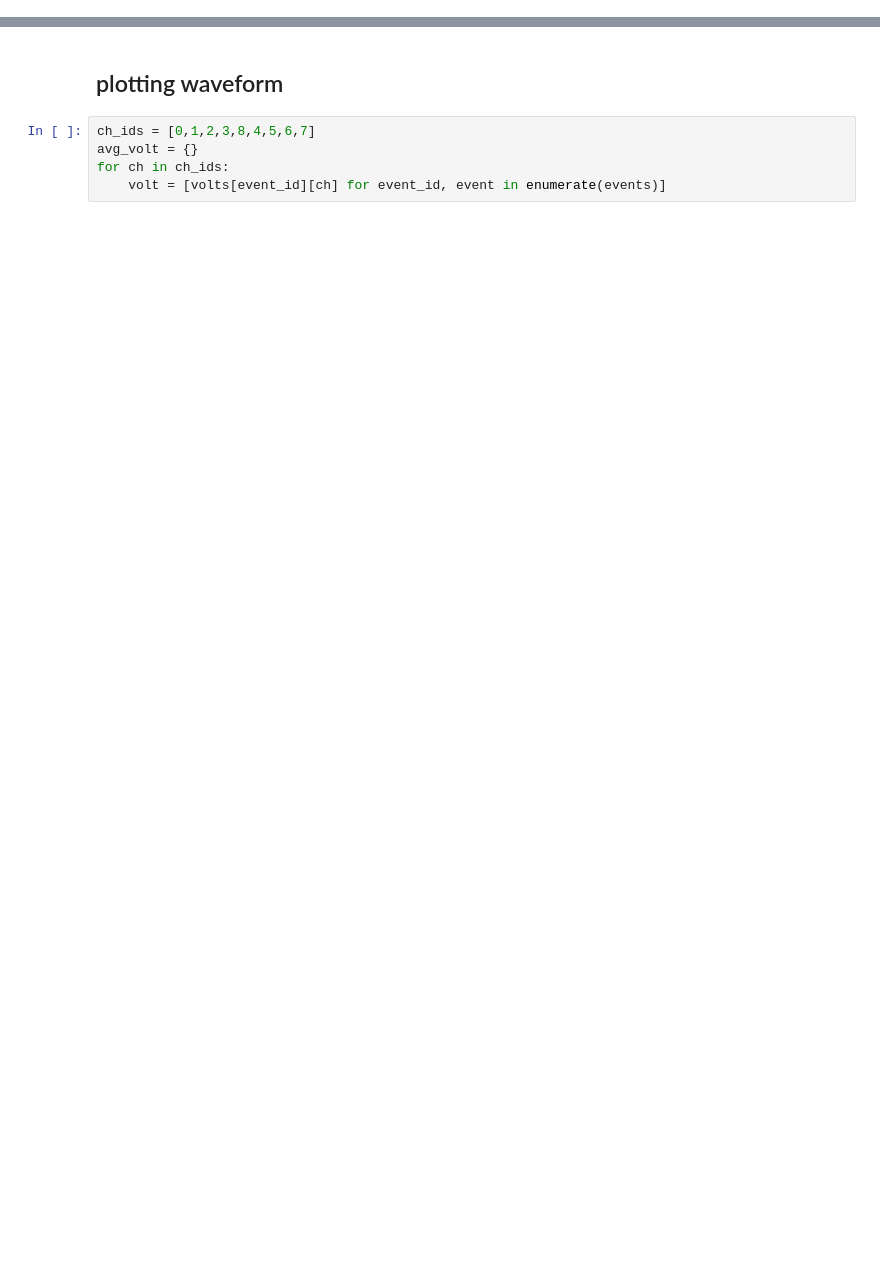
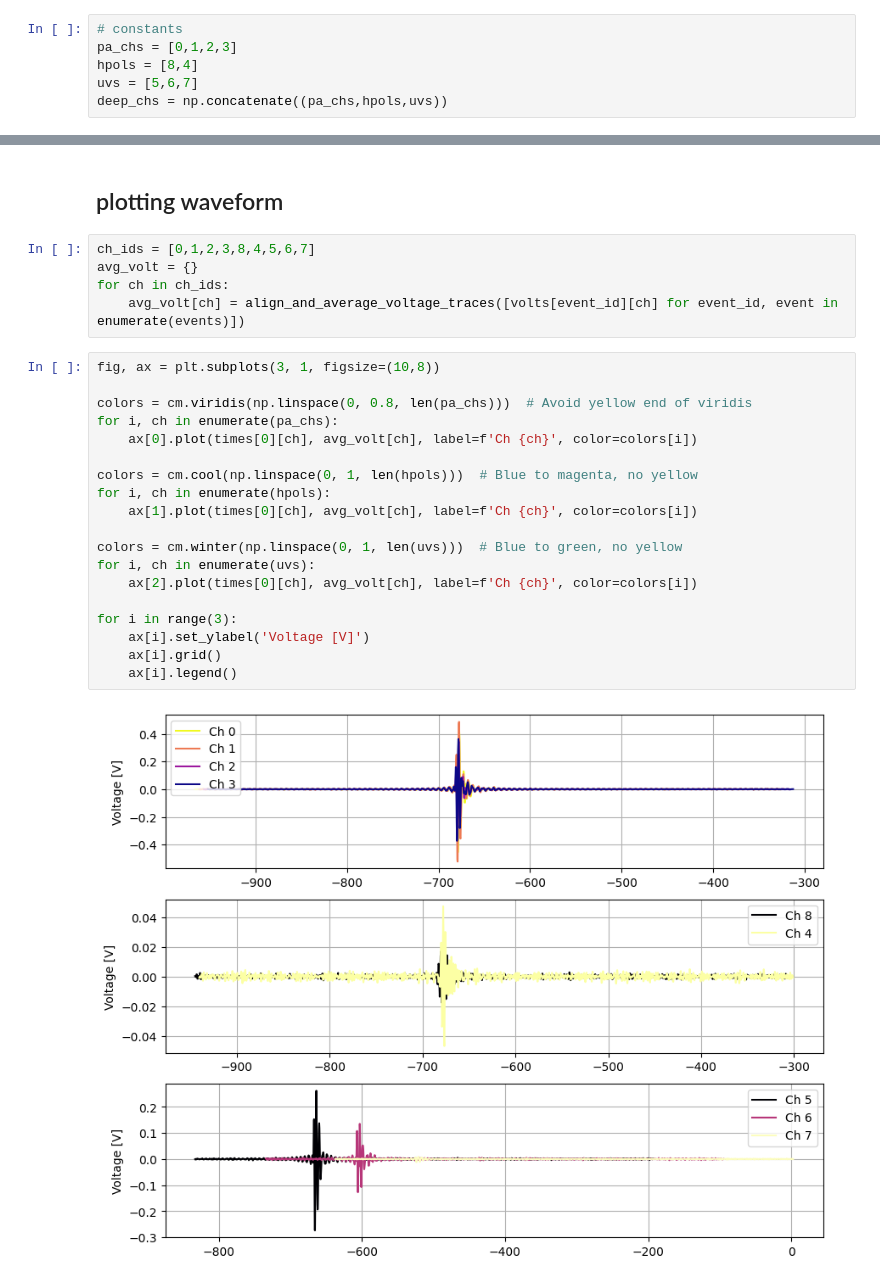
Before and after one commit to sanyukta13/rno_code, a Jupyter notebook: notebooks/read_root.ipynb, the cells around one changed output, grey strips where cells are left out. Saved outputs shown, nothing was run; the diff lists cells and outputs as text; blank space fills up the shorter version.

Commit message:
added plotting cells in reading root file

```diff
--- a/notebooks/read_root.ipynb
+++ b/notebooks/read_root.ipynb
@@ -6,6 +7,12 @@ import sys, os
 sys.path.append(os.path.abspath('/data/user/sanyukta/rno_code'))
 from reading.data_reading import *
 from functions.functions import *
+# %%
+# constants
+pa_chs = [0,1,2,3]
+hpols = [8,4]
+uvs = [5,6,7]
+deep_chs = np.concatenate((pa_chs,hpols,uvs))
 # %% [markdown]
 ## reading root
 # %%
@@ -30,4 +37,25 @@ WARNING - 2025-09-03 02:16:52,379 - NuRadioReco.RNO_G.channelBlockOffsetFitter -
 ch_ids = [0,1,2,3,8,4,5,6,7]
 avg_volt = {}
 for ch in ch_ids:
-    volt = [volts[event_id][ch] for event_id, event in enumerate(events)]
+    avg_volt[ch] = align_and_average_voltage_traces([volts[event_id][ch] for event_id, event in enumerate(events)])
+# %%
+fig, ax = plt.subplots(3, 1, figsize=(10,8))
+
+colors = cm.viridis(np.linspace(0, 0.8, len(pa_chs)))  # Avoid yellow end of viridis
+for i, ch in enumerate(pa_chs):
+    ax[0].plot(times[0][ch], avg_volt[ch], label=f'Ch {ch}', color=colors[i])
+
+colors = cm.cool(np.linspace(0, 1, len(hpols)))  # Blue to magenta, no yellow
+for i, ch in enumerate(hpols):
+    ax[1].plot(times[0][ch], avg_volt[ch], label=f'Ch {ch}', color=colors[i])
+
+colors = cm.winter(np.linspace(0, 1, len(uvs)))  # Blue to green, no yellow
+for i, ch in enumerate(uvs):
+    ax[2].plot(times[0][ch], avg_volt[ch], label=f'Ch {ch}', color=colors[i])
+
+for i in range(3):
+    ax[i].set_ylabel('Voltage [V]')
+    ax[i].grid()
+    ax[i].legend()
+# %% [output]
+[figure, added]
```
Also changed, not shown: parts of 2 cells of this notebook.
